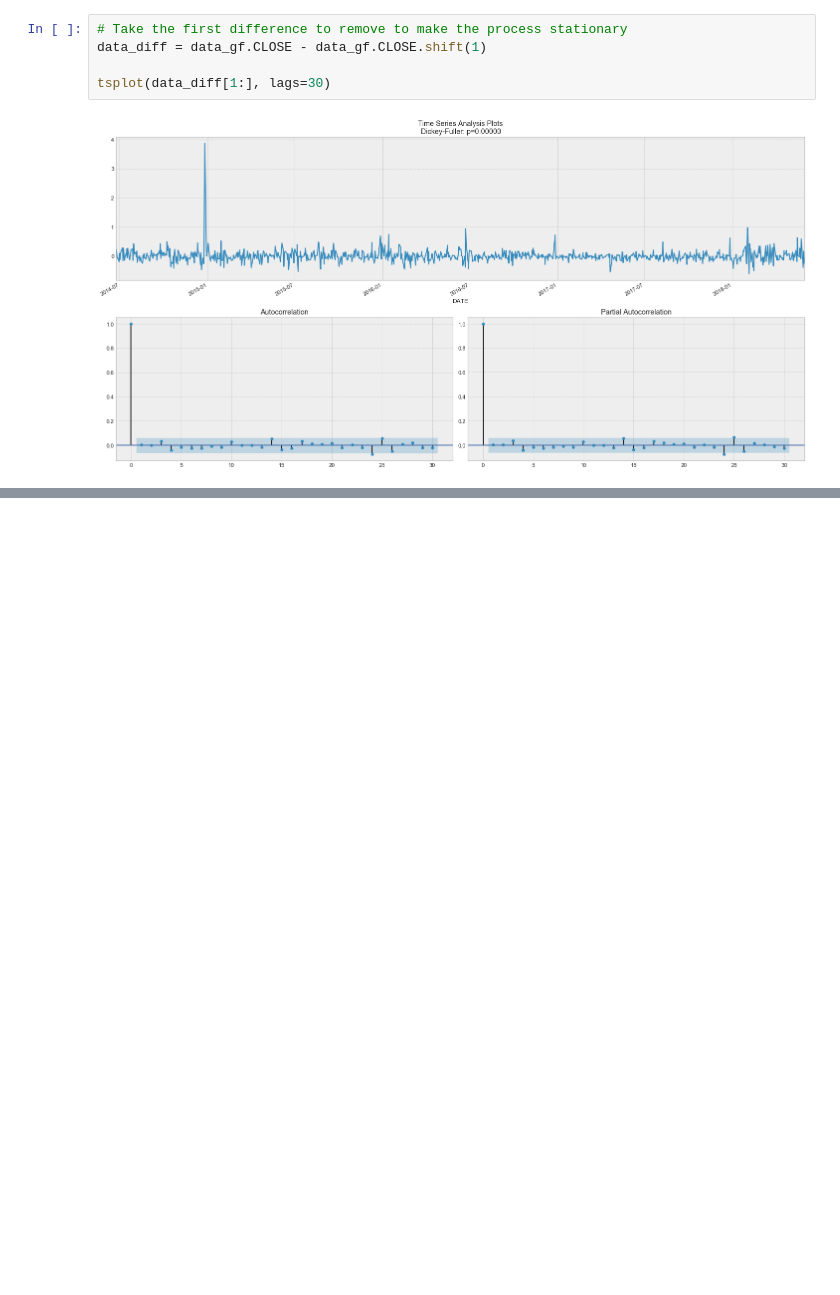
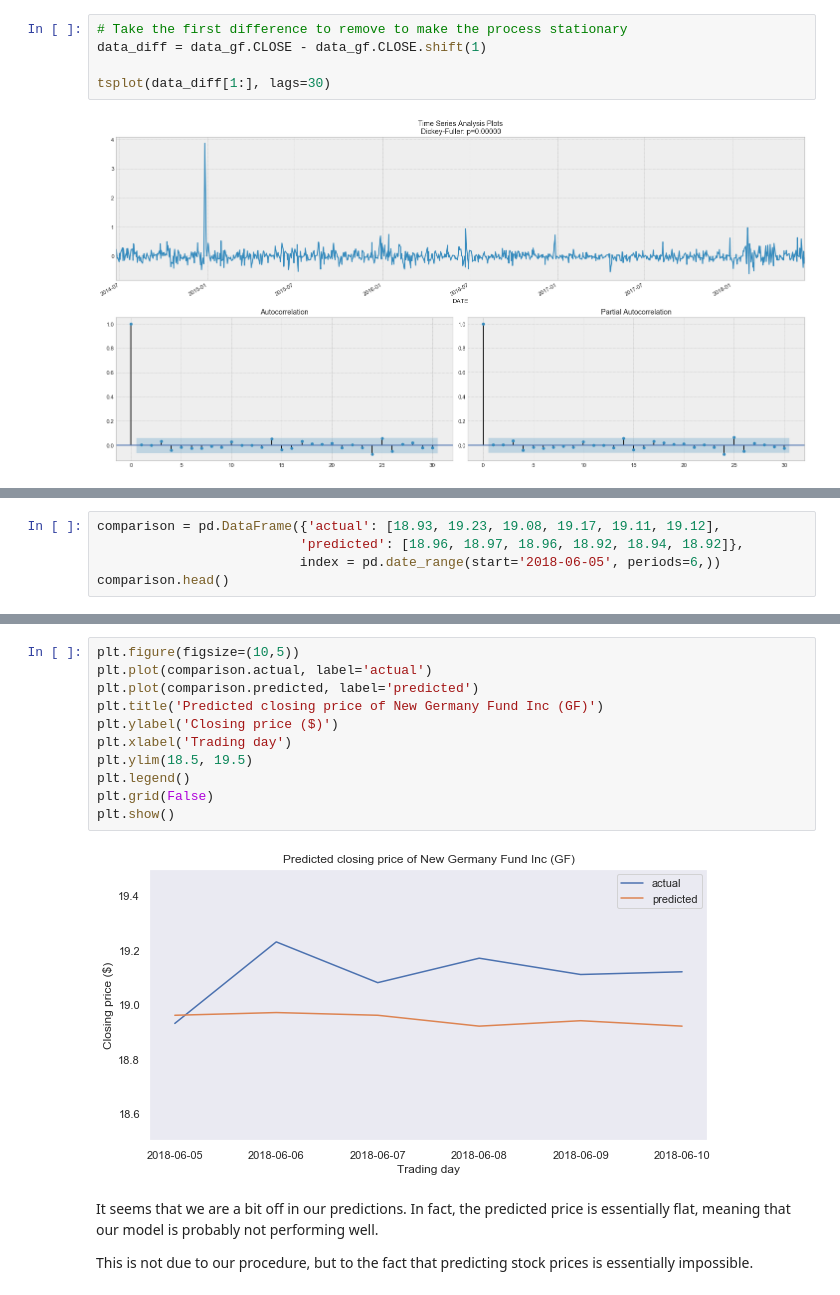
Before and after one commit to lexievu/Stock-Prediction, a Jupyter notebook: Stock Prediction.ipynb, the cells around one changed output, grey strips where cells are left out. Saved outputs shown, nothing was run; the diff lists cells and outputs as text; blank space fills up the shorter version.

```diff
--- a/Stock Prediction.ipynb
+++ b/Stock Prediction.ipynb
@@ -291,0 +436,5 @@ tsplot(data_diff[1:], lags=30)
+# %%
+comparison = pd.DataFrame({'actual': [18.93, 19.23, 19.08, 19.17, 19.11, 19.12],
+                          'predicted': [18.96, 18.97, 18.96, 18.92, 18.94, 18.92]},
+                          index = pd.date_range(start='2018-06-05', periods=6,))
+comparison.head()
@@ -291,0 +448,17 @@ tsplot(data_diff[1:], lags=30)
+# %%
+plt.figure(figsize=(10,5))
+plt.plot(comparison.actual, label='actual')
+plt.plot(comparison.predicted, label='predicted')
+plt.title('Predicted closing price of New Germany Fund Inc (GF)')
+plt.ylabel('Closing price ($)')
+plt.xlabel('Trading day')
+plt.ylim(18.5, 19.5)
+plt.legend()
+plt.grid(False)
+plt.show()
+# %% [output]
+[figure, added]
+# %% [markdown]
+It seems that we are a bit off in our predictions. In fact, the predicted price is essentially flat, meaning that our model is probably not performing well.
+
+This is not due to our procedure, but to the fact that predicting stock prices is essentially impossible.
```
Also changed, not shown: parts of 25 cells of this notebook, 2 other files.
